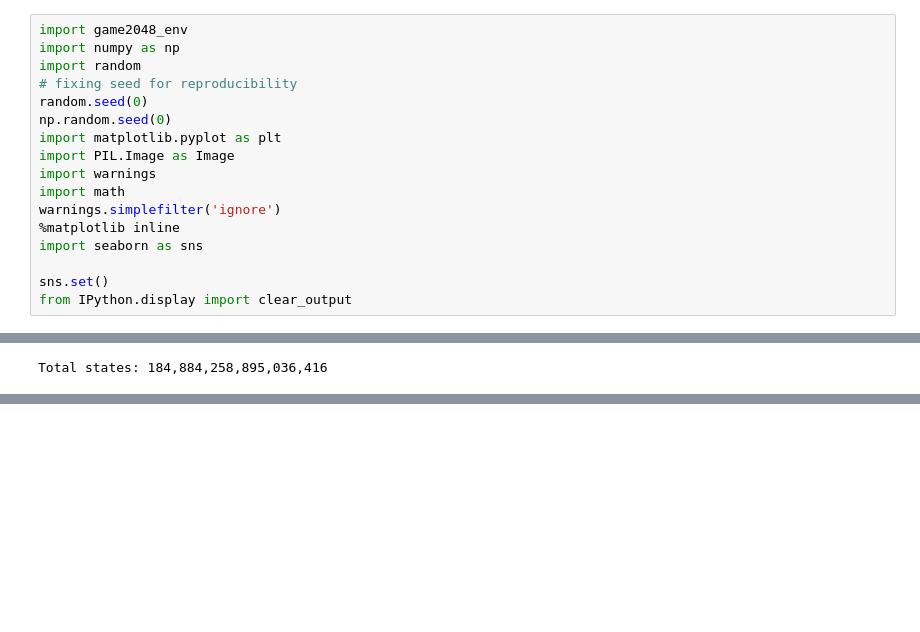
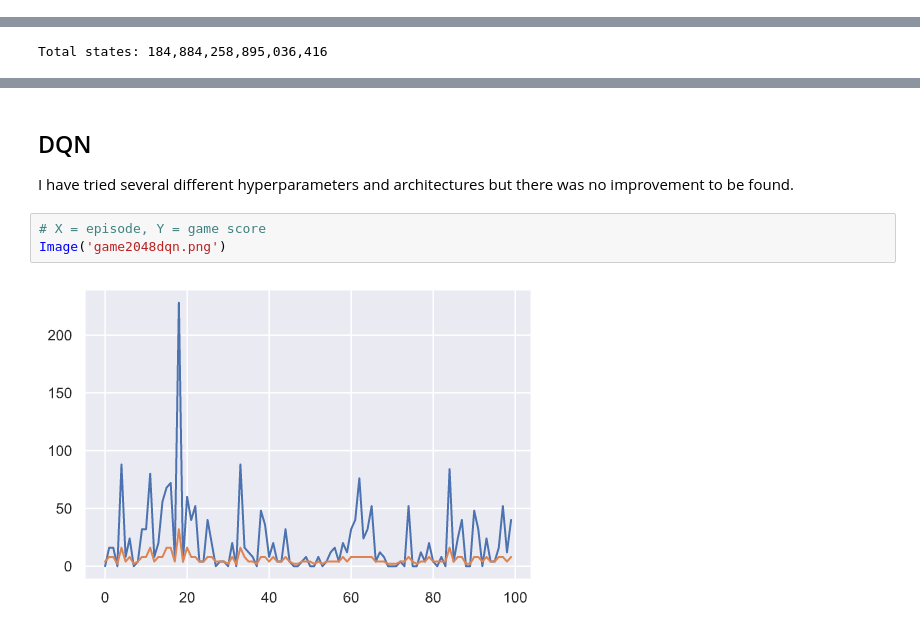
Before and after one commit to metalglove/Fontys-ADS, a Jupyter notebook: Assignments/RL/RL assignment.ipynb, the cells around one changed output, grey strips where cells are left out. Drawn from its saved outputs; the diff is of its cells as text; blank space fills up the shorter version.

```diff
--- a/Assignments/RL/RL assignment.ipynb
+++ b/Assignments/RL/RL assignment.ipynb
@@ -3,17 +0,0 @@
-# %%
-import game2048_env
-import numpy as np
-import random
-# fixing seed for reproducibility
-random.seed(0)
-np.random.seed(0)
-import matplotlib.pyplot as plt
-import PIL.Image as Image
-import warnings
-import math
-warnings.simplefilter('ignore')
-%matplotlib inline
-import seaborn as sns
-
-sns.set()
-from IPython.display import clear_output
@@ -115,0 +39,8 @@ class DQN:
+# %% [markdown]
+## DQN
+I have tried several different hyperparameters and architectures but there was no improvement to be found.
+# %%
+# X = episode, Y = game score
+Image('game2048dqn.png')
+# %% [output]
+[figure, added]
```
Also changed, not shown: parts of 34 cells of this notebook, 15 other files.
